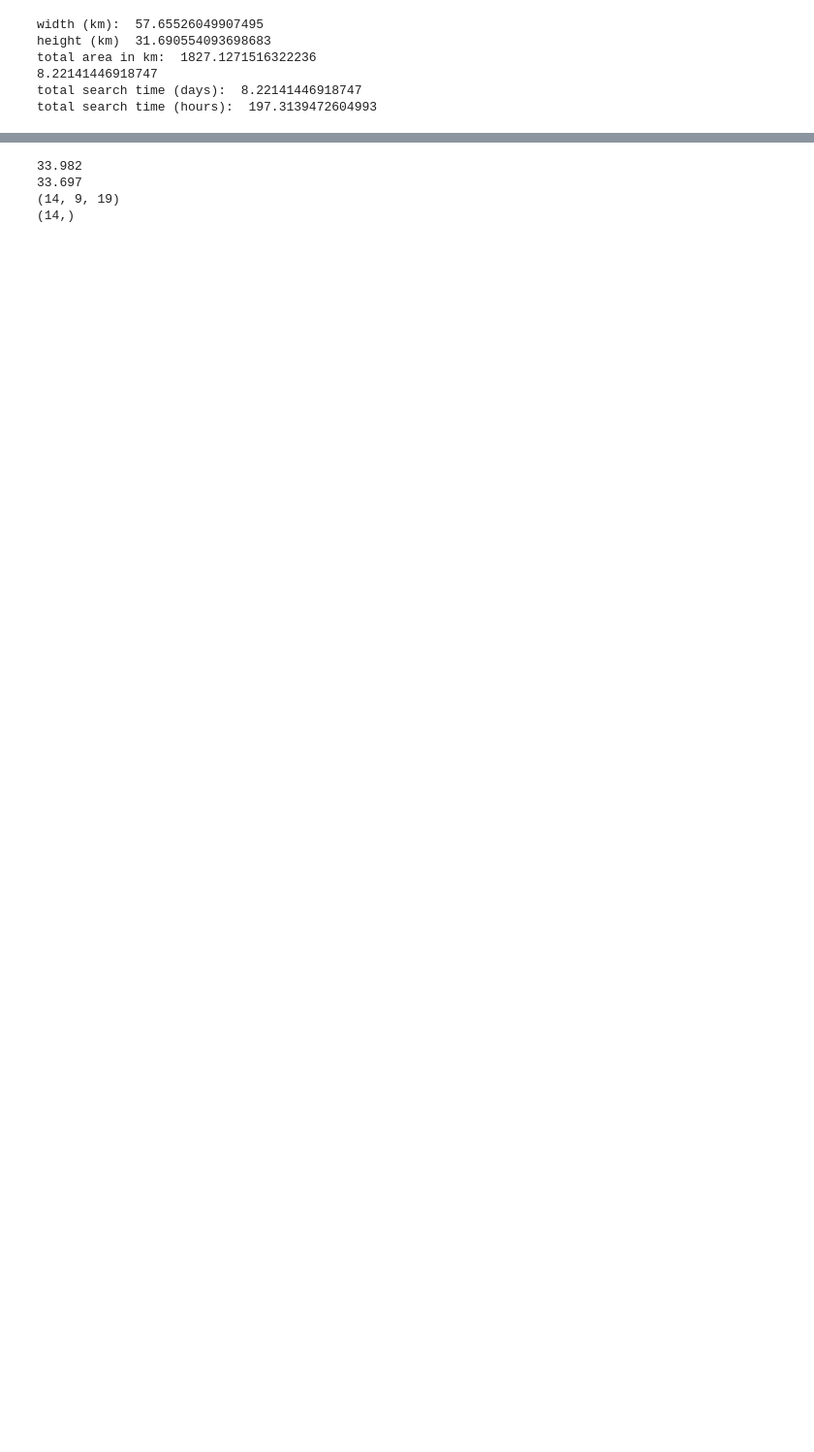
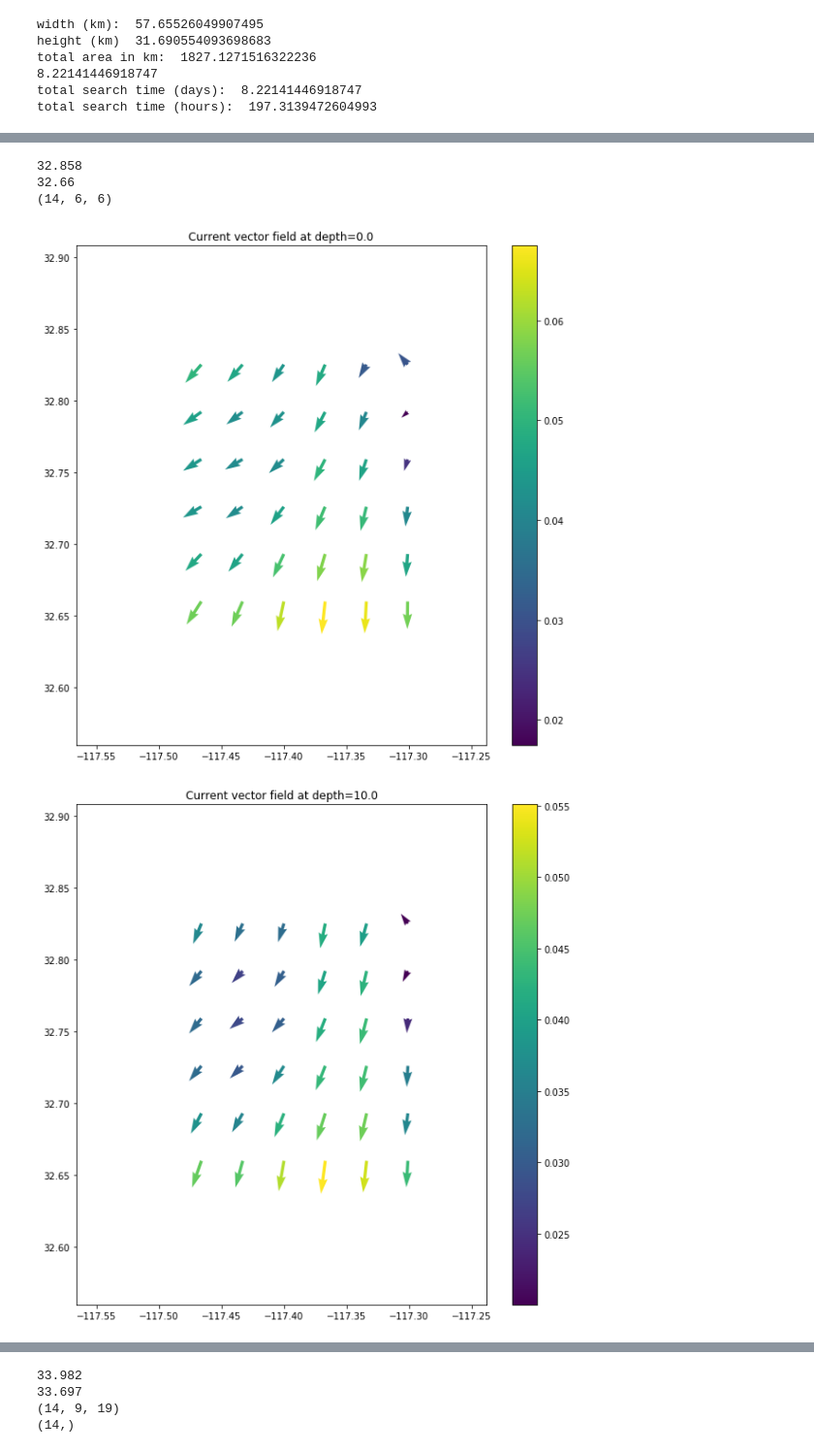
Before and after one commit to michellesit/oceans_2020, a Jupyter notebook: current_data_files/visualize_netcdf_data.ipynb, the cells around one changed output, grey strips where cells are left out. Shown at 97% size. Drawn from its saved outputs; the diff is of its cells as text; code cells hidden in the pictures; blank space fills up the shorter version.

```diff
--- a/current_data_files/visualize_netcdf_data.ipynb
+++ b/current_data_files/visualize_netcdf_data.ipynb
@@ -202,2 +206,9 @@ total area in km:  369.8335007500877
 total search time (days):  1.6641176239654774
 total search time (hours):  39.938822975171455
+# %%
+##Shifted towards shore
+lajolla_close = [32.858, -117.288]
+lajolla_close_20 = [32.858, -117.466]
+coronado_close = [32.66, -117.288]
+coronado_close_20 = [32.66, -117.466]
+get_total_area(lajolla_close_20, lajolla_close, coronado_close, coronado_close_20)
@@ -328,0 +390,8 @@ visualize_currents(lajolla_20, lajolla, coronado, coronado_20)
+# %%
+close_lon_idx, close_lat_idx = visualize_currents(lajolla_close_20, lajolla_close, coronado_close, coronado_close_20)
+# %% [output]
+32.858
+32.66
+(14, 6, 6)
+[figure, added]
+[figure, added]
```
Also changed, not shown: parts of 11 cells of this notebook.
